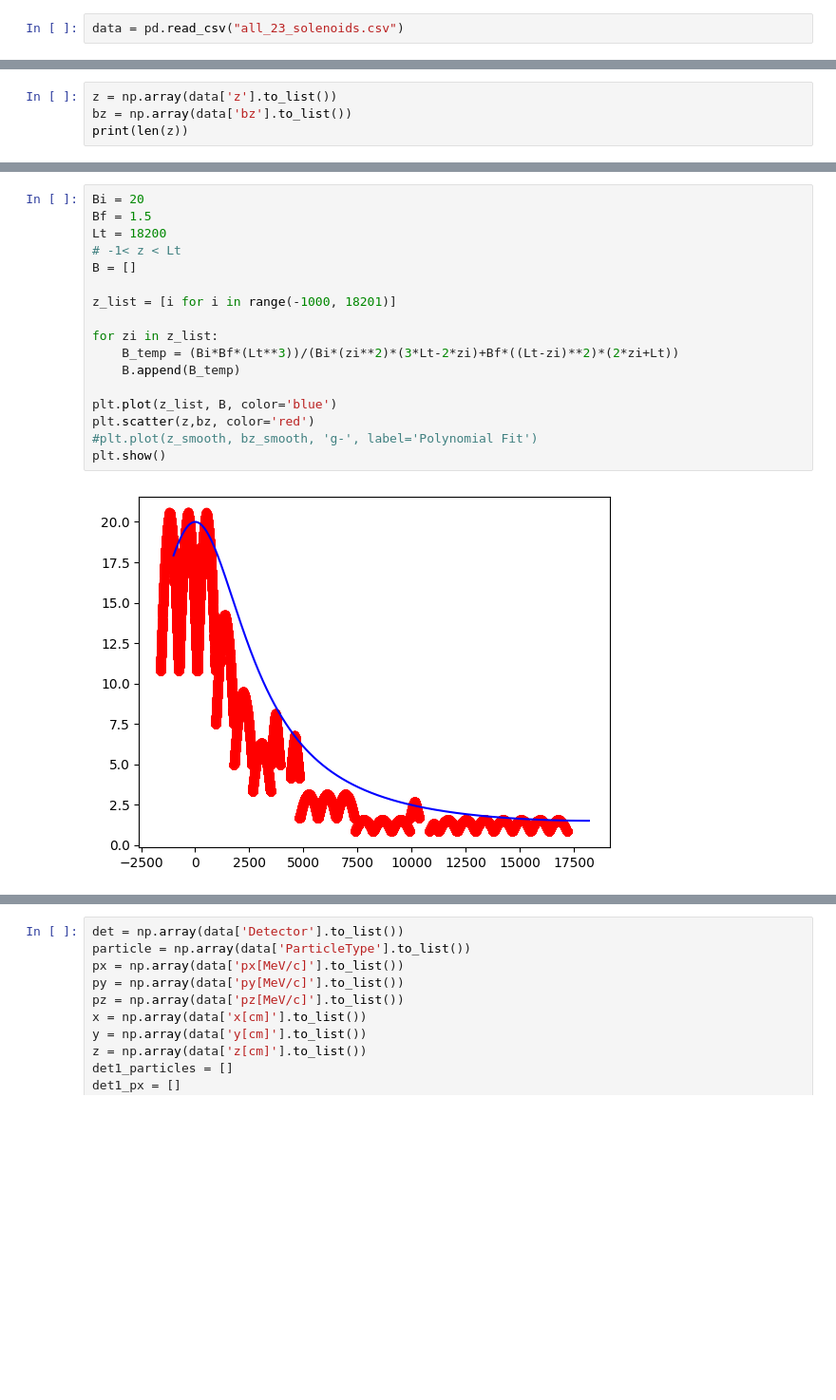
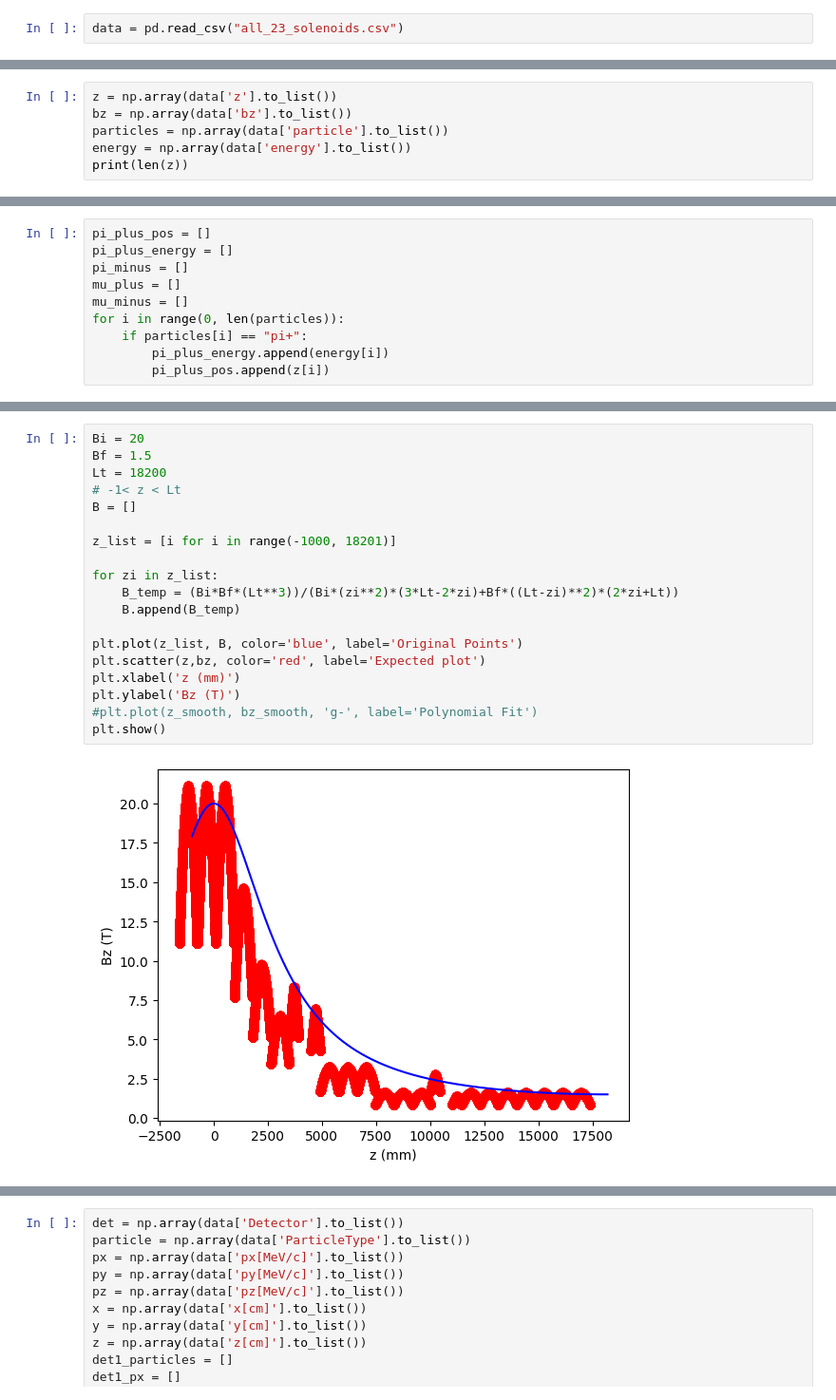
Before and after one commit to prateekraouw/Geant4_new_geo, a Jupyter notebook: build/plot.ipynb, the cells around one changed output, grey strips where cells are left out. Shown: that part at 95% size. Drawn from its saved outputs; the diff is of its cells as text; blank space fills up the shorter version.

```diff
--- a/build/plot.ipynb
+++ b/build/plot.ipynb
@@ -16,5 +16,7 @@ data.head()
 # %%
 z = np.array(data['z'].to_list())
 bz = np.array(data['bz'].to_list())
+particles = np.array(data['particle'].to_list())
+energy = np.array(data['energy'].to_list())
 print(len(z))
 # %% [output]
@@ -21,0 +24,10 @@ print(len(z))
+# %%
+pi_plus_pos = []
+pi_plus_energy = []
+pi_minus = []
+mu_plus = []
+mu_minus = []
+for i in range(0, len(particles)):
+    if particles[i] == "pi+":
+        pi_plus_energy.append(energy[i])
+        pi_plus_pos.append(z[i])
@@ -38,22 +55,24 @@ plt.show()
 # %%
 Bi = 20
 Bf = 1.5
 Lt = 18200
 # -1< z < Lt
 B = []
 
 z_list = [i for i in range(-1000, 18201)]
 
 for zi in z_list:
     B_temp = (Bi*Bf*(Lt**3))/(Bi*(zi**2)*(3*Lt-2*zi)+Bf*((Lt-zi)**2)*(2*zi+Lt))
     B.append(B_temp)
 
-plt.plot(z_list, B, color='blue')
-plt.scatter(z,bz, color='red')
+plt.plot(z_list, B, color='blue', label='Original Points')
+plt.scatter(z,bz, color='red', label='Expected plot')
+plt.xlabel('z (mm)')
+plt.ylabel('Bz (T)')
 #plt.plot(z_smooth, bz_smooth, 'g-', label='Polynomial Fit')
 plt.show()
 # %% [output]
-[figure, old version]
+[figure, new version]
 # %%
 data = pd.read_csv("6D_vector.csv")
 data.head()
```
Also changed, not shown: parts of 18 cells of this notebook, 10 other files.
